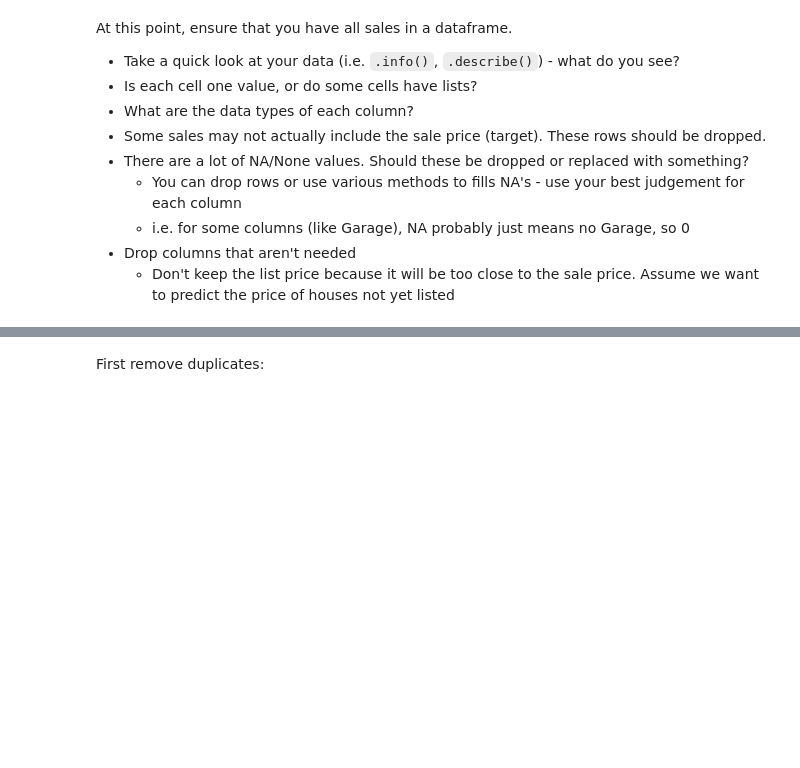
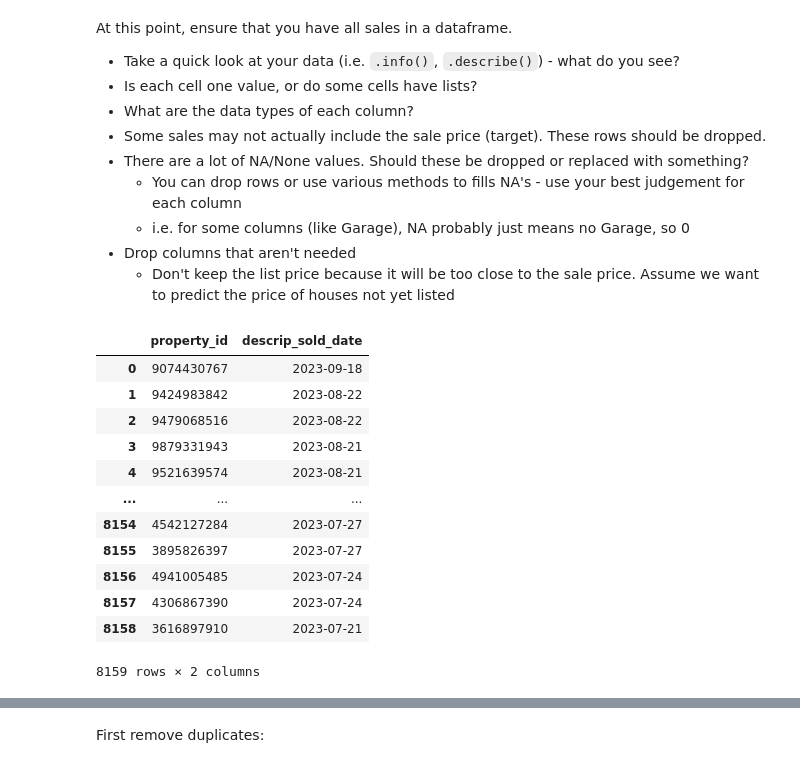
Before and after one commit to MeghanBarritt/midterm_project_datasci, a Jupyter notebook: notebooks/1 - EDA.ipynb, the cells around one changed output, grey strips where cells are left out. Saved outputs shown, nothing was run; the diff lists cells and outputs as text; code cells hidden in the pictures; blank space fills up the shorter version.

```diff
--- a/notebooks/1 - EDA.ipynb
+++ b/notebooks/1 - EDA.ipynb
@@ -53,0 +56,16 @@ At this point, ensure that you have all sales in a dataframe.
+# %%
+test[['property_id','descrip_sold_date']]
+# %% [output]
+|  | property_id | descrip_sold_date |
+| 0 | 9074430767 | 2023-09-18 |
+| 1 | 9424983842 | 2023-08-22 |
+| 2 | 9479068516 | 2023-08-22 |
+| 3 | 9879331943 | 2023-08-21 |
+| 4 | 9521639574 | 2023-08-21 |
+| ... | ... | ... |
+| 8154 | 4542127284 | 2023-07-27 |
+| 8155 | 3895826397 | 2023-07-27 |
+| 8156 | 4941005485 | 2023-07-24 |
+| 8157 | 4306867390 | 2023-07-24 |
+| 8158 | 3616897910 | 2023-07-21 |
+8159 rows × 2 columns
```
Also changed, not shown: parts of 8 cells of this notebook, 5 other files.
